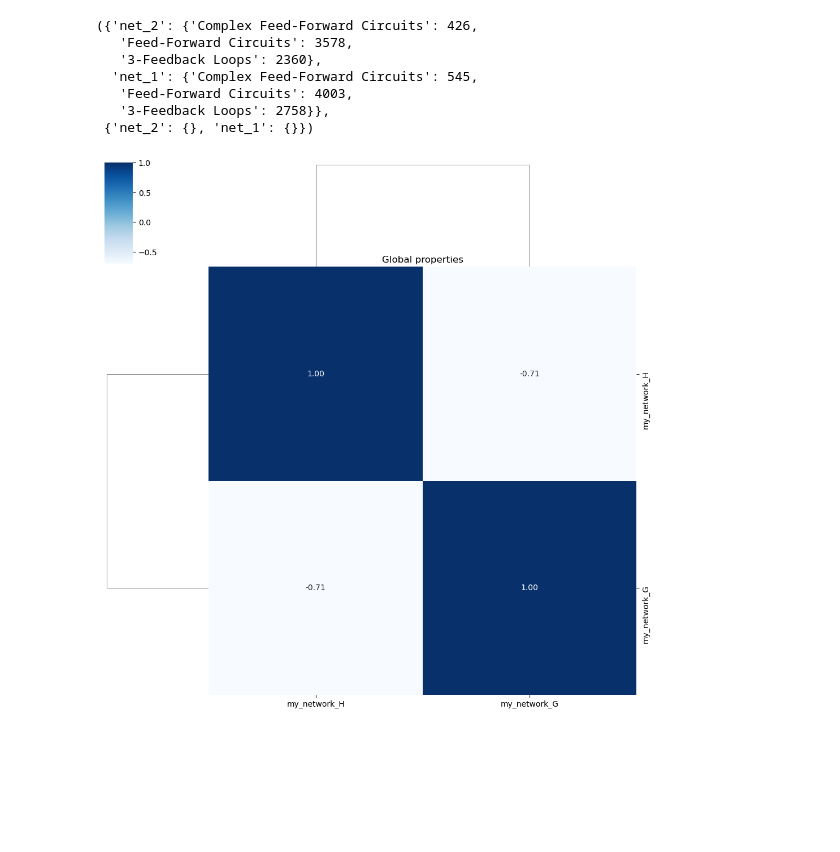
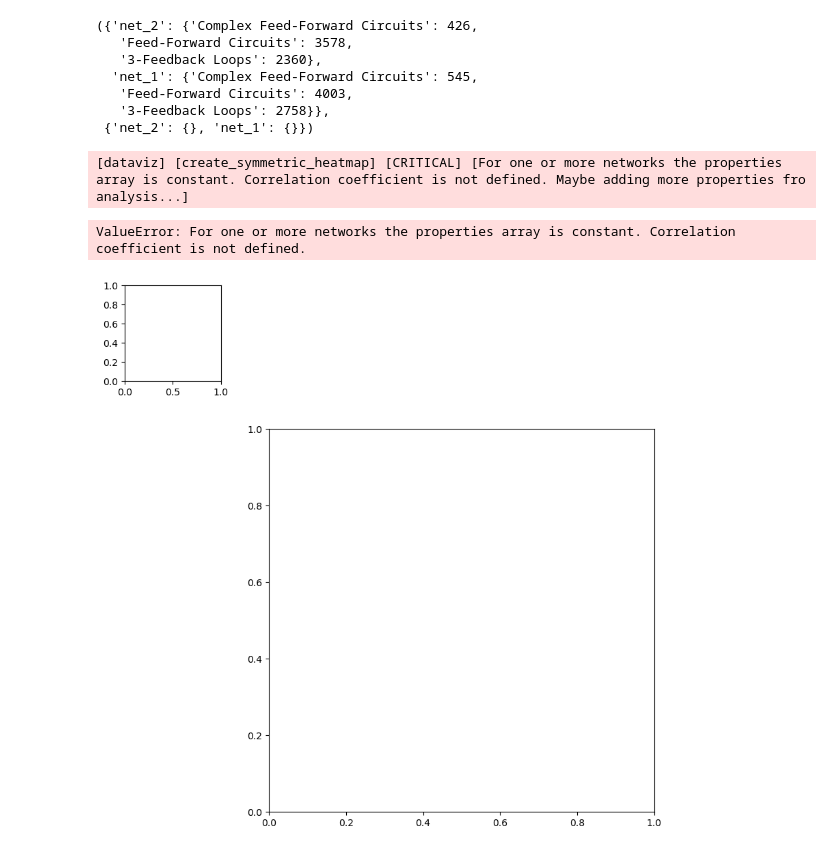
Before and after one commit to freyrelab/netective, a Jupyter notebook: legacy/prop_notebooks/Mouse_Analysis.ipynb, the cells around one changed output. Saved outputs shown, nothing was run; the diff lists cells and outputs as text; code cells hidden in the pictures; blank space fills up the shorter version.

```diff
--- a/legacy/prop_notebooks/Mouse_Analysis.ipynb
+++ b/legacy/prop_notebooks/Mouse_Analysis.ipynb
@@ -323,17 +323,19 @@ a
 # %%
 from netective import compare_structure
 import networkx as nx
 from scipy.stats import spearmanr, pearsonr
 
 # Let's create a random network to characterize
 G = nx.erdos_renyi_graph(100, 0.3, directed=True)
 # Let's create a second network to compare to the first one.
 H = nx.path_graph(50, create_using=nx.DiGraph)
 
 # Comparing both networks is as simple as calling the function with a dictionary of networks.
 networks = {"my_network_G": G, "my_network_H": H}
-my_properties = ['Complex Feed-Forward Circuits', 'Feed-Forward Circuits', '3-Feedback Loops', 'Density']
+my_properties = ['Complex Feed-Forward Circuits', 'Feed-Forward Circuits', '3-Feedback Loops']
 
 compare_structure(networks, workers=2, selected_props= my_properties, return_prop_dicts= False, association_metric= pearsonr, verbose= 'critical');
 # %% [output]
+[dataviz] [create_symmetric_heatmap] [CRITICAL] [For one or more networks the properties array is constant. Correlation coefficient is not defined. Maybe adding more properties fro analysis...]
+ValueError: For one or more networks the properties array is constant. Correlation coefficient is not defined.
-[figure, old version]
+[figure, new version]
```
Also changed, not shown: 2 other files.
